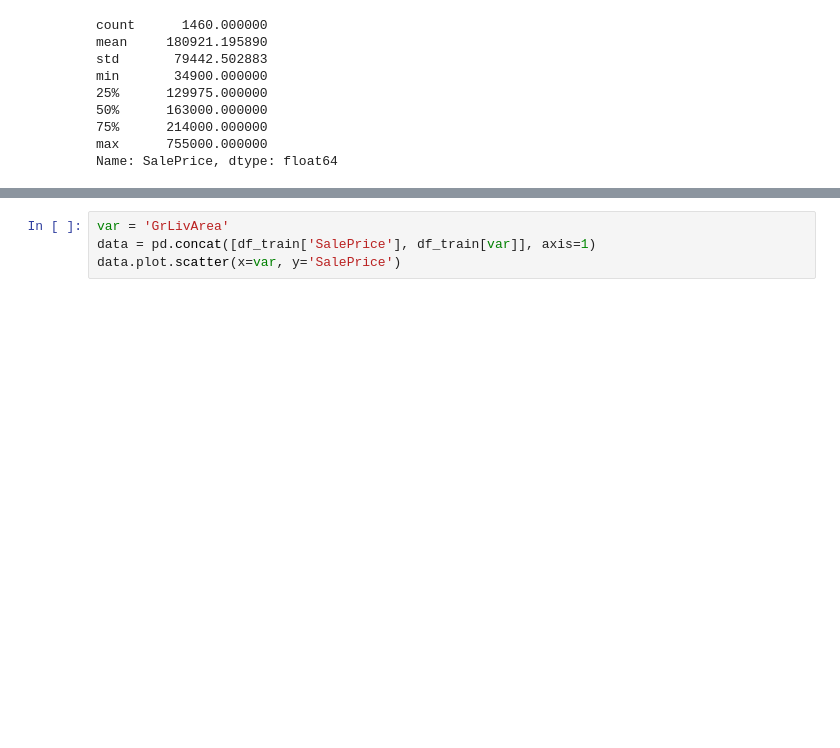
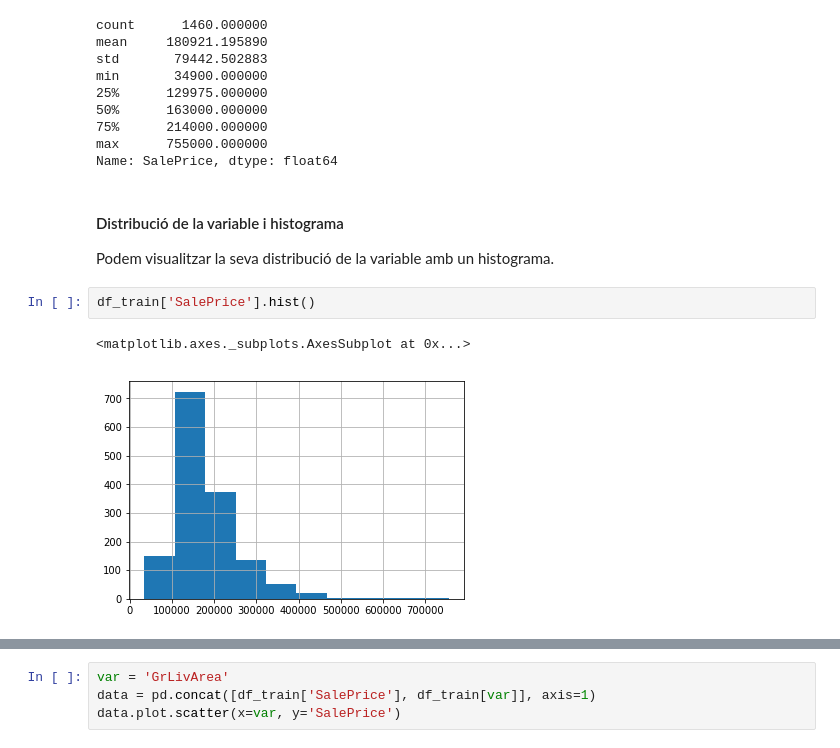
Before and after one commit to xdurana/uoc-dmlab, a Jupyter notebook: 5/estadistica-descriptiva.ipynb, the cells around one changed output, grey strips where cells are left out. Drawn from its saved outputs; the diff is of its cells as text; blank space fills up the shorter version.

```diff
--- a/5/estadistica-descriptiva.ipynb
+++ b/5/estadistica-descriptiva.ipynb
@@ -162,3 +710,12 @@ min       34900.000000
 75%      214000.000000
 max      755000.000000
 Name: SalePrice, dtype: float64
+# %% [markdown]
+#### Distribució de la variable i histograma
+
+Podem visualitzar la seva distribució de la variable amb un histograma.
+# %%
+df_train['SalePrice'].hist()
+# %% [output]
+<matplotlib.axes._subplots.AxesSubplot at 0x...>
+[figure, added]
```
Also changed, not shown: parts of 57 cells of this notebook.
